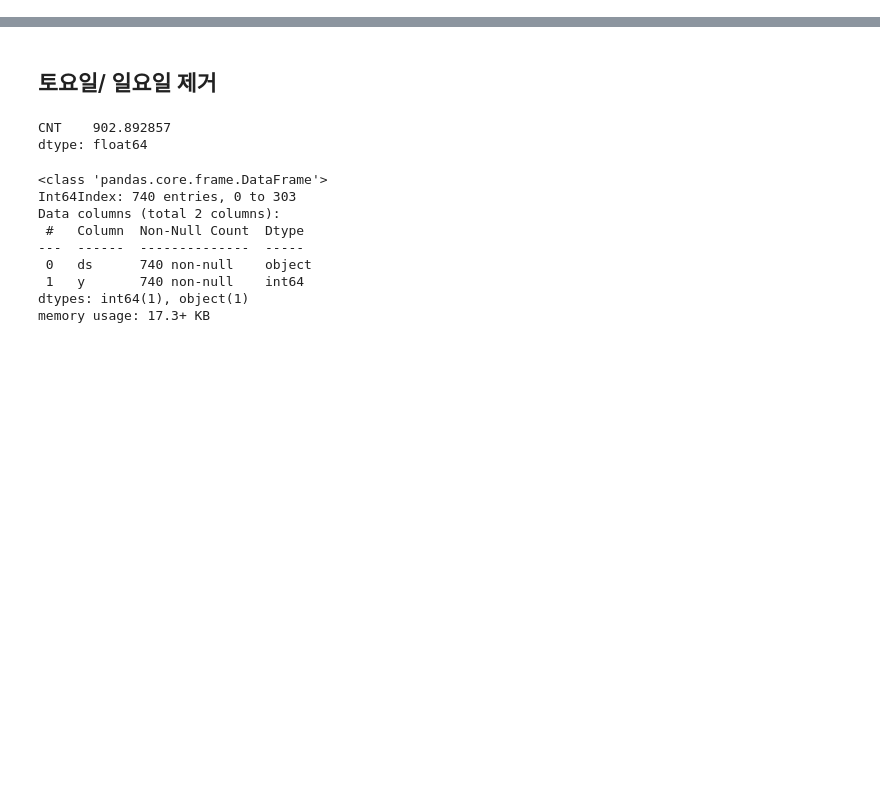
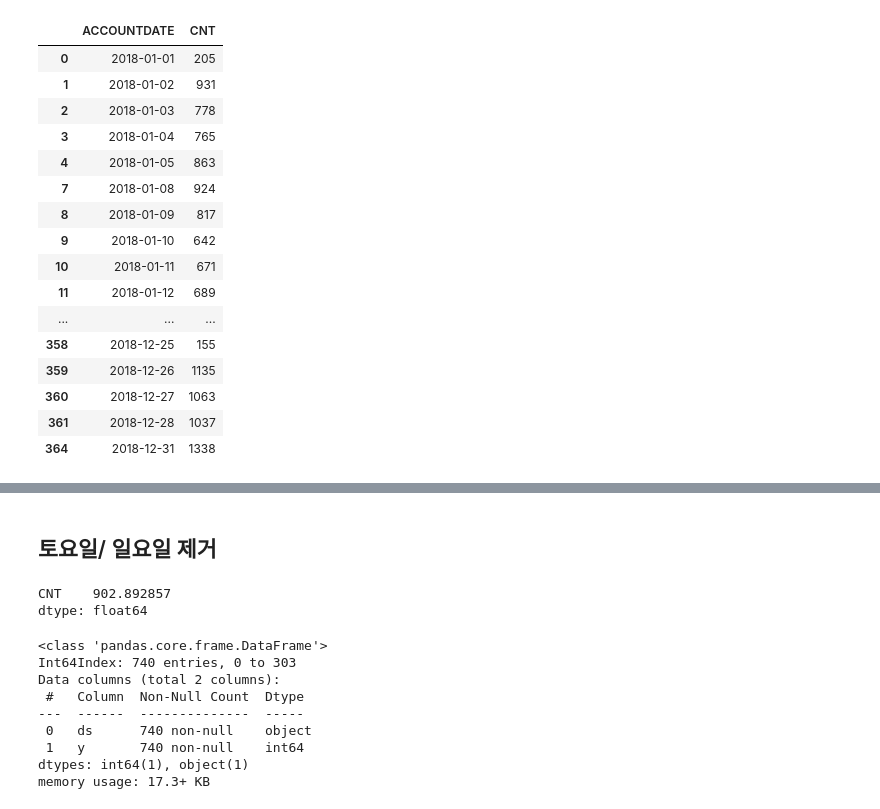
Before and after one commit to areum-choe/Machine_Learning, a Jupyter notebook: Time_Series_Analysis/hospital/hospital_9(2018~2020).ipynb, the cells around one changed output, grey strips where cells are left out. Cells and saved outputs as stored; diff of their text form; code cells hidden in the pictures; blank space fills up the shorter version.

```diff
--- a/Time_Series_Analysis/hospital/hospital_9(2018~2020).ipynb
+++ b/Time_Series_Analysis/hospital/hospital_9(2018~2020).ipynb
@@ -20,3 +20,23 @@ plt.rc('font', family=f_name)
 hospital_2018= pd.read_csv('hospital_2018.csv')
 hospital_2019= pd.read_csv('hospital_2019.csv')
 hospital_2020= pd.read_csv('hospital_2020.csv')
+# %%
+hospital_2018
+# %% [output]
+|  | ACCOUNTDATE | CNT |
+| 0 | 2018-01-01 | 205 |
+| 1 | 2018-01-02 | 931 |
+| 2 | 2018-01-03 | 778 |
+| 3 | 2018-01-04 | 765 |
+| 4 | 2018-01-05 | 863 |
+| 7 | 2018-01-08 | 924 |
+| 8 | 2018-01-09 | 817 |
+| 9 | 2018-01-10 | 642 |
+| 10 | 2018-01-11 | 671 |
+| 11 | 2018-01-12 | 689 |
+| ... | ... | ... |
+| 358 | 2018-12-25 | 155 |
+| 359 | 2018-12-26 | 1135 |
+| 360 | 2018-12-27 | 1063 |
+| 361 | 2018-12-28 | 1037 |
+| 364 | 2018-12-31 | 1338 |
```
Also changed, not shown: parts of 1 cell of this notebook.
